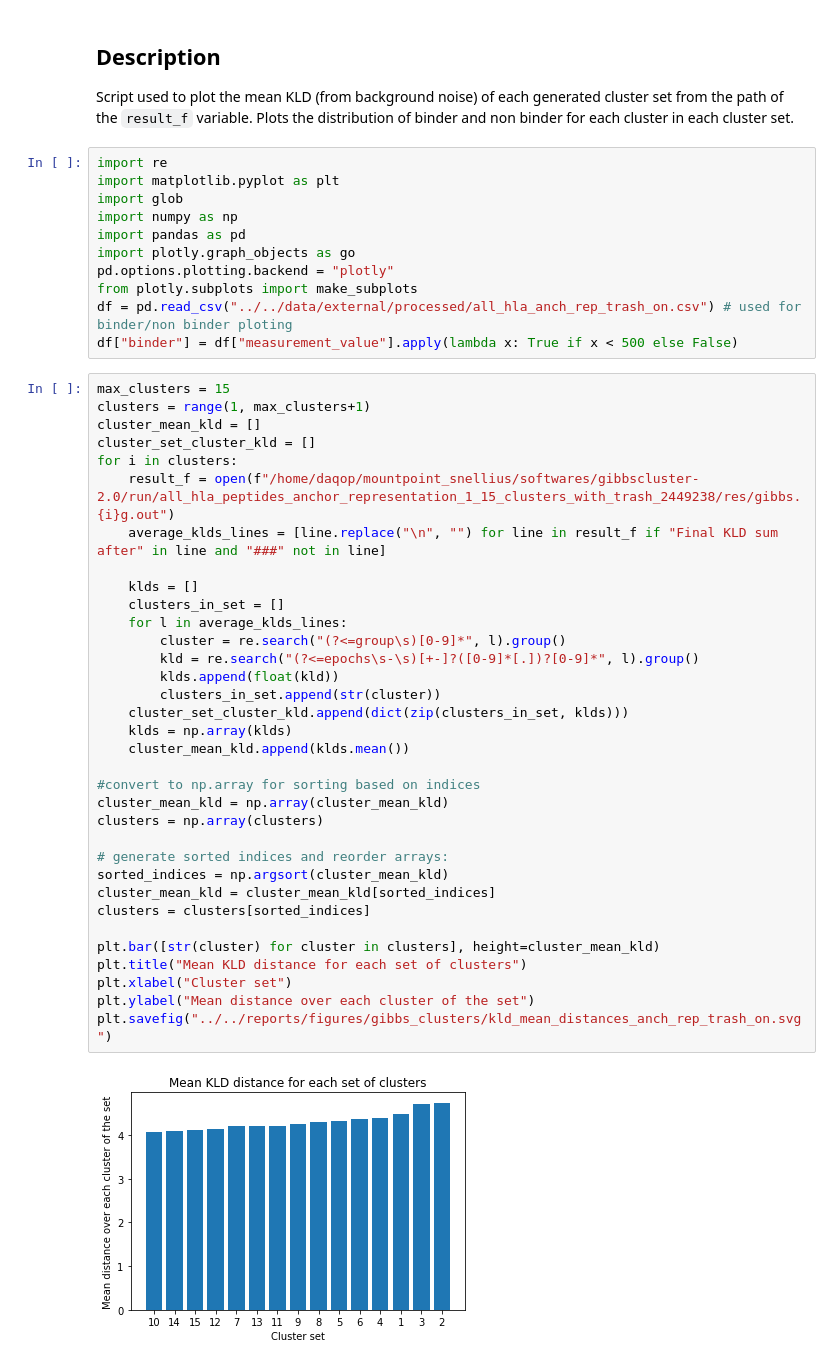
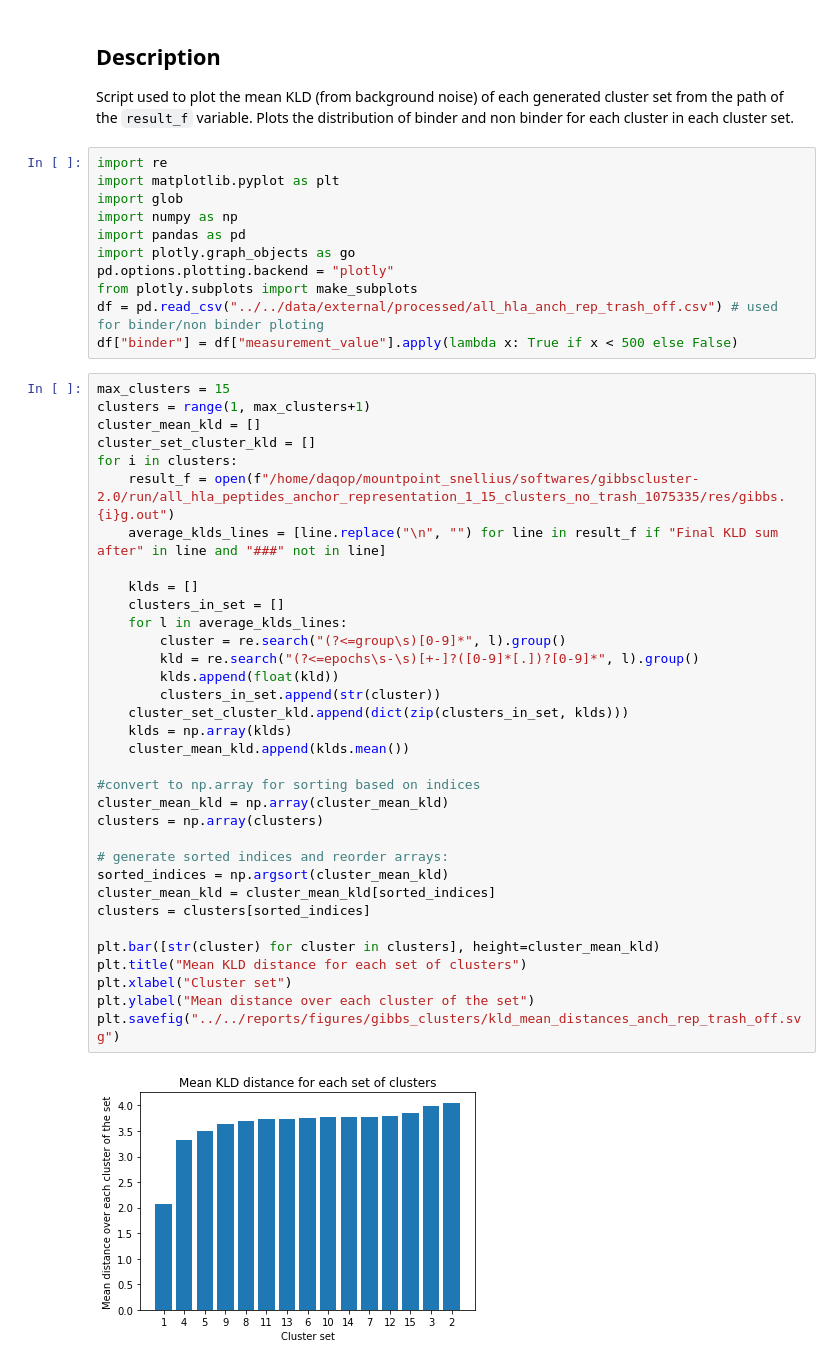
Before and after one commit to DeepRank/3D-Vac, a Jupyter notebook: src/exploration/explore_gibbs_kld.ipynb, the cells around one changed output. Cells and saved outputs as stored; diff of their text form.

```diff
--- a/src/exploration/explore_gibbs_kld.ipynb
+++ b/src/exploration/explore_gibbs_kld.ipynb
@@ -11,7 +11,7 @@ import pandas as pd
 import plotly.graph_objects as go
 pd.options.plotting.backend = "plotly"
 from plotly.subplots import make_subplots
-df = pd.read_csv("../../data/external/processed/all_hla_anch_rep_trash_on.csv") # used for binder/non binder ploting
+df = pd.read_csv("../../data/external/processed/all_hla_anch_rep_trash_off.csv") # used for binder/non binder ploting
 df["binder"] = df["measurement_value"].apply(lambda x: True if x < 500 else False)
 # %%
 max_clusters = 15
@@ -19,36 +19,36 @@ clusters = range(1, max_clusters+1)
 cluster_mean_kld = []
 cluster_set_cluster_kld = []
 for i in clusters:
-    result_f = open(f"/home/daqop/mountpoint_snellius/softwares/gibbscluster-2.0/run/all_hla_peptides_anchor_representation_1_15_clusters_with_trash_2449238/res/gibbs.{i}g.out")
+    result_f = open(f"/home/daqop/mountpoint_snellius/softwares/gibbscluster-2.0/run/all_hla_peptides_anchor_representation_1_15_clusters_no_trash_1075335/res/gibbs.{i}g.out")
     average_klds_lines = [line.replace("\n", "") for line in result_f if "Final KLD sum after" in line and "###" not in line]
 
     klds = []
     clusters_in_set = []
     for l in average_klds_lines:
         cluster = re.search("(?<=group\s)[0-9]*", l).group()
         kld = re.search("(?<=epochs\s-\s)[+-]?([0-9]*[.])?[0-9]*", l).group()
         klds.append(float(kld))
         clusters_in_set.append(str(cluster))
     cluster_set_cluster_kld.append(dict(zip(clusters_in_set, klds)))
     klds = np.array(klds)
     cluster_mean_kld.append(klds.mean())
 
 #convert to np.array for sorting based on indices
 cluster_mean_kld = np.array(cluster_mean_kld)
 clusters = np.array(clusters)
 
 # generate sorted indices and reorder arrays:
 sorted_indices = np.argsort(cluster_mean_kld)
 cluster_mean_kld = cluster_mean_kld[sorted_indices]
 clusters = clusters[sorted_indices]
 
 plt.bar([str(cluster) for cluster in clusters], height=cluster_mean_kld)
 plt.title("Mean KLD distance for each set of clusters")
 plt.xlabel("Cluster set")
 plt.ylabel("Mean distance over each cluster of the set")
-plt.savefig("../../reports/figures/gibbs_clusters/kld_mean_distances_anch_rep_trash_on.svg")
+plt.savefig("../../reports/figures/gibbs_clusters/kld_mean_distances_anch_rep_trash_off.svg")
 # %% [output]
-[figure, old version]
+[figure, new version]
 # %%
 # visualize a specific set of cluster mean
 titles_list = [
```
Also changed, not shown: parts of 1 cell of this notebook, 2 other files.
